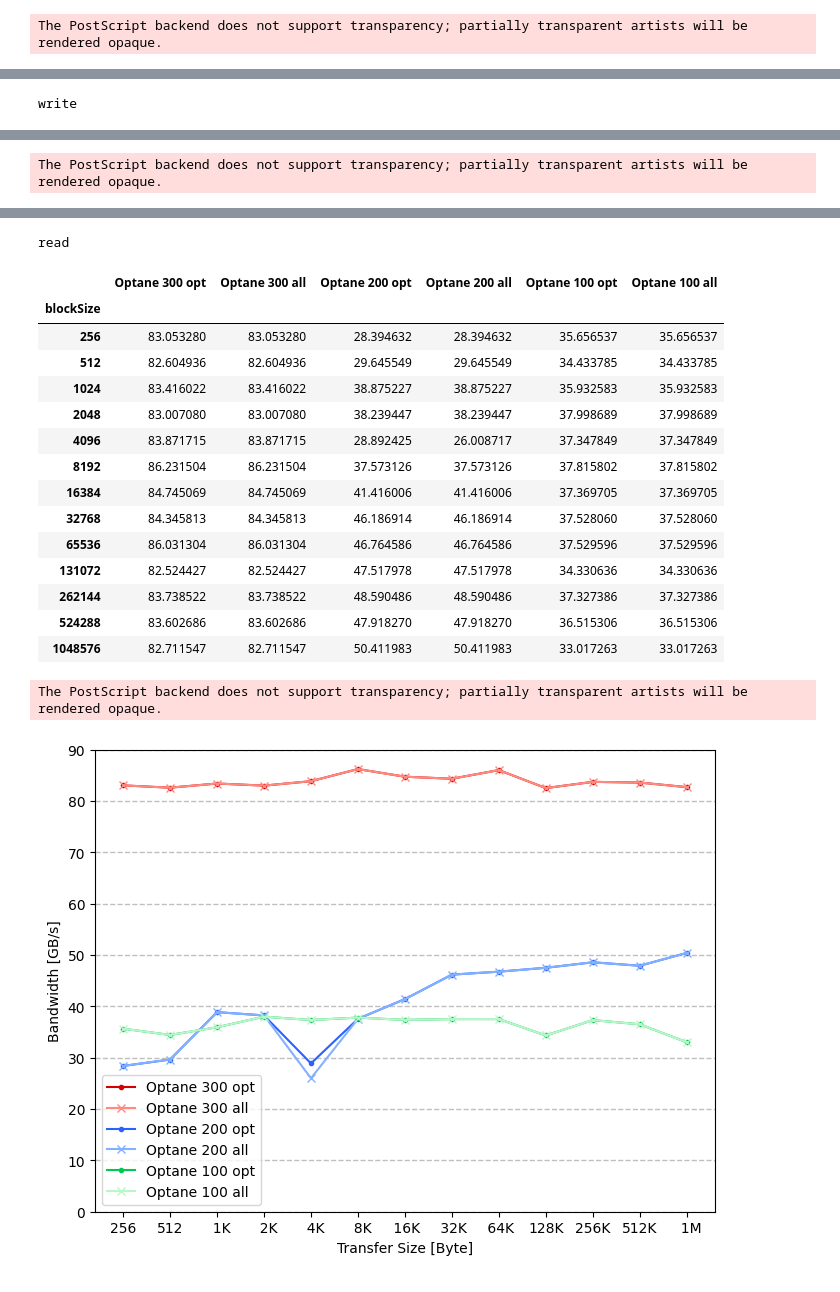
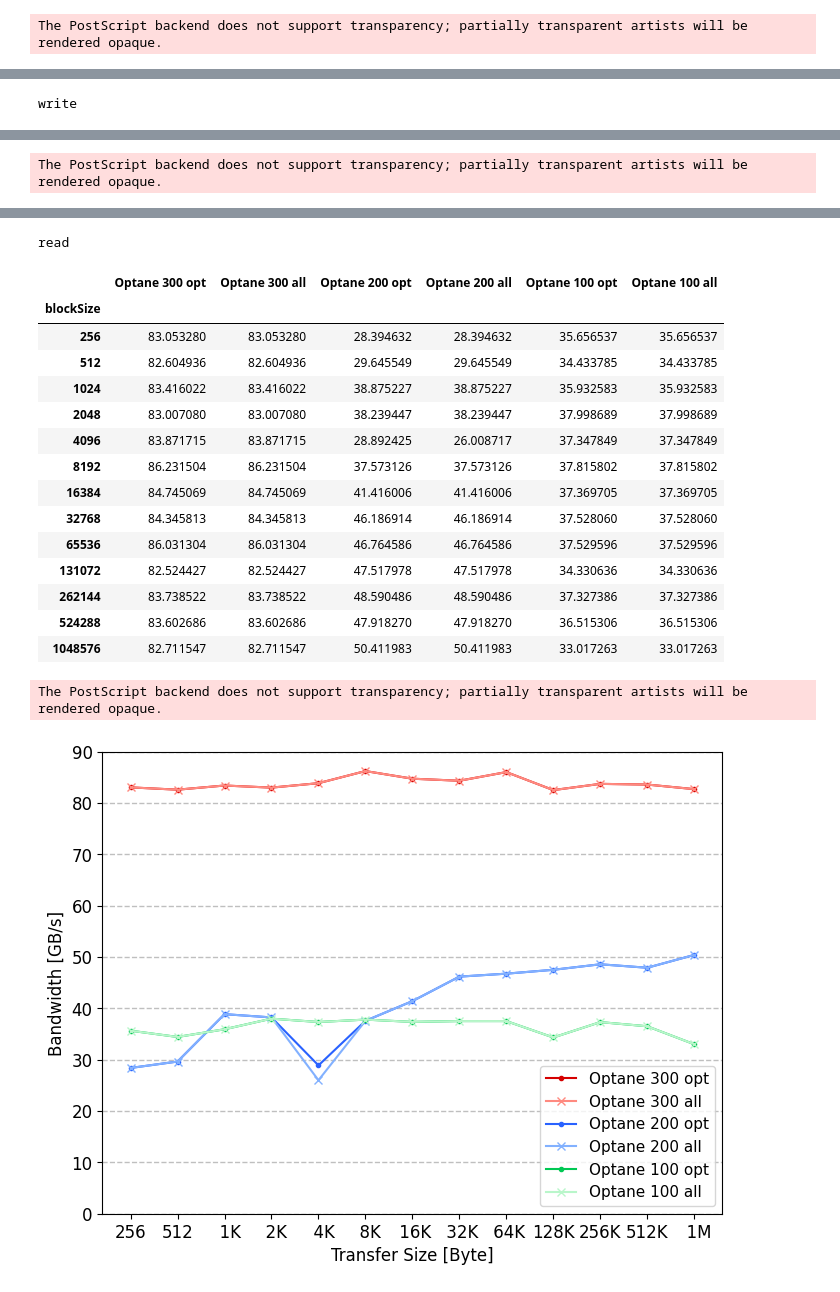
Before and after one commit to range3/pmembench, a Jupyter notebook: eval/plot/pmem2bench.ipynb, the cells around one changed output, grey strips where cells are left out. Drawn from its saved outputs; the diff is of its cells as text; code cells hidden in the pictures.

Commit message:
Fix fontsize

```diff
--- a/eval/plot/pmem2bench.ipynb
+++ b/eval/plot/pmem2bench.ipynb
@@ -414,6 +414,8 @@ The PostScript backend does not support transparency; partially transparent arti
 [figure]
 The PostScript backend does not support transparency; partially transparent artists will be rendered opaque.
 # %%
+plt.rcParams.update({"font.size": 12})
+
 groupby = ["device", "accessType", "nthreads", "blockSize"]
 device_list = ["Optane 300", "Optane 200", "Optane 100"]
 df = (
@@ -493,6 +495,7 @@ for access in ["write", "read"]:
     ax.set_xscale("log", base=2)
     ax.set_xticks(df_plot.index, [pretty_fmt(x, suffix="") for x in df_plot.index])
     ax.set_ylim(0, 90 if access == "read" else 30)
+    ax.legend(title="", fontsize=11)
     save(fig, f"pmembench-devdax-{access}-bw-comp-opt-all")
     plt.show()
 # %% [output]
@@ -531,18 +534,18 @@ The PostScript backend does not support transparency; partially transparent arti
 read
 |  | Optane 300 opt | Optane 300 all | Optane 200 opt | Optane 200 all | Optane 100 opt | Optane 100 all |
 | blockSize |  |  |  |  |  |  |
 | 256 | 83.053280 | 83.053280 | 28.394632 | 28.394632 | 35.656537 | 35.656537 |
 | 512 | 82.604936 | 82.604936 | 29.645549 | 29.645549 | 34.433785 | 34.433785 |
 | 1024 | 83.416022 | 83.416022 | 38.875227 | 38.875227 | 35.932583 | 35.932583 |
 | 2048 | 83.007080 | 83.007080 | 38.239447 | 38.239447 | 37.998689 | 37.998689 |
 | 4096 | 83.871715 | 83.871715 | 28.892425 | 26.008717 | 37.347849 | 37.347849 |
 | 8192 | 86.231504 | 86.231504 | 37.573126 | 37.573126 | 37.815802 | 37.815802 |
 | 16384 | 84.745069 | 84.745069 | 41.416006 | 41.416006 | 37.369705 | 37.369705 |
 | 32768 | 84.345813 | 84.345813 | 46.186914 | 46.186914 | 37.528060 | 37.528060 |
 | 65536 | 86.031304 | 86.031304 | 46.764586 | 46.764586 | 37.529596 | 37.529596 |
 | 131072 | 82.524427 | 82.524427 | 47.517978 | 47.517978 | 34.330636 | 34.330636 |
 | 262144 | 83.738522 | 83.738522 | 48.590486 | 48.590486 | 37.327386 | 37.327386 |
 | 524288 | 83.602686 | 83.602686 | 47.918270 | 47.918270 | 36.515306 | 36.515306 |
 | 1048576 | 82.711547 | 82.711547 | 50.411983 | 50.411983 | 33.017263 | 33.017263 |
 The PostScript backend does not support transparency; partially transparent artists will be rendered opaque.
-[figure, old version]
+[figure, new version]
```
Also changed, not shown: parts of 1 cell of this notebook, 6 other files.
